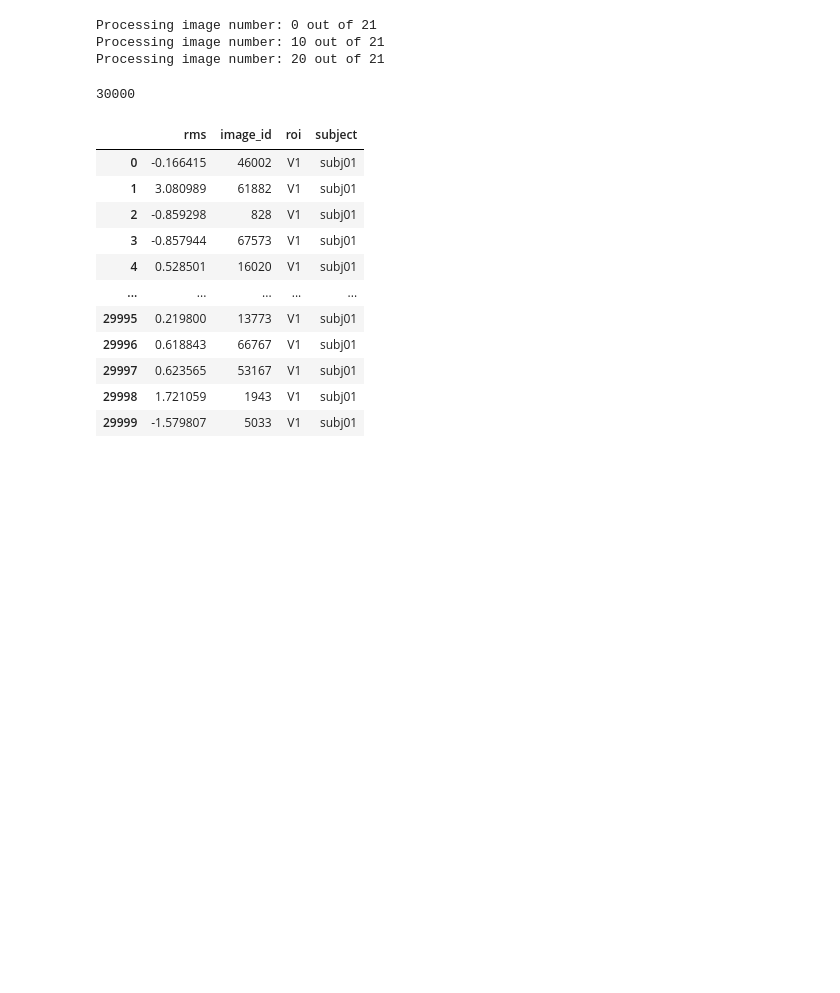
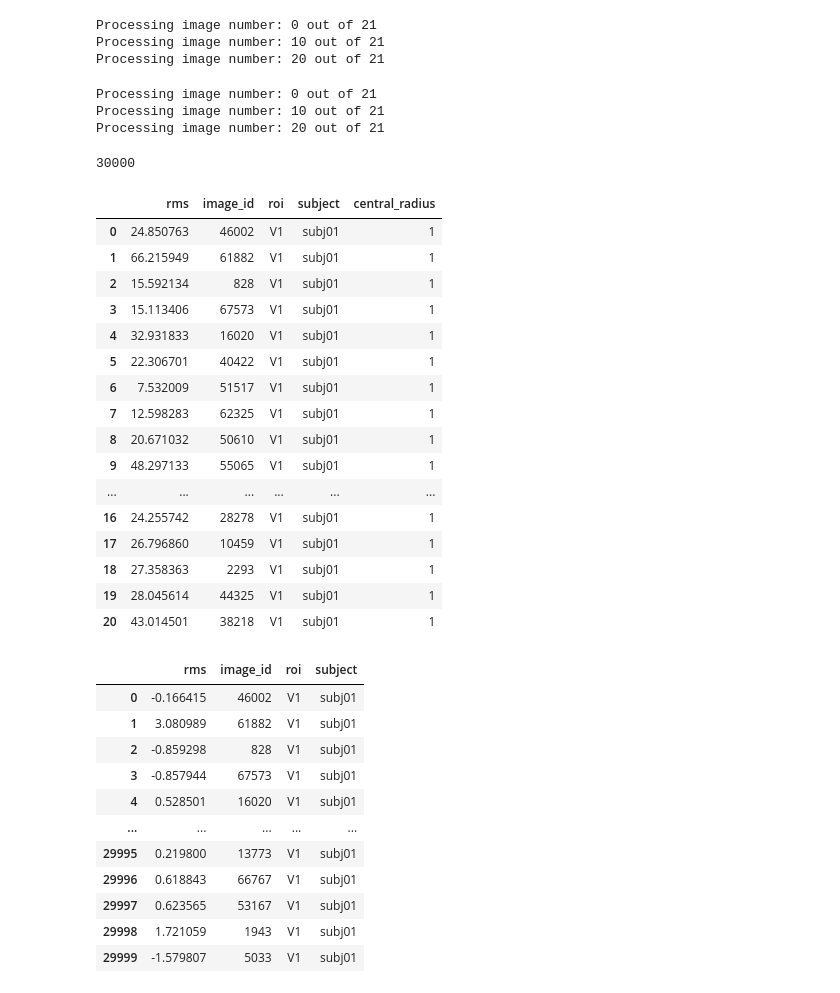
Before and after one commit to WiegerScheurer/spatpred, a Jupyter notebook: notebooks/construction_work.ipynb, the cells around one changed output. Saved outputs shown, nothing was run; the diff lists cells and outputs as text; code cells hidden in the pictures; blank space fills up the shorter version.

```diff
--- a/notebooks/construction_work.ipynb
+++ b/notebooks/construction_work.ipynb
@@ -45,11 +46,18 @@ Non-zero voxels in V3_mask: 5159
 V4_mask
 Non-zero voxels in V4_mask: 2845
 # %%
-testdf = get_contrast_df(21, start_img_no = 0, roi = 'V1', subject = 'subj01', ecc_max = 1, ecc_strict = 'y', prf_proc_dict = prf_dict, binary_masks = vismask_dict, rf_type = 'center')
+testdf = get_contrast_df(10000, start_img_no = 0, roi = 'V1', subject = 'subj01', ecc_max = 1, ecc_strict = 'y', prf_proc_dict = prf_dict, binary_masks = vismask_dict, rf_type = 'center', contrast_type = 'rms_lab')
 # %% [output]
 Processing image number: 0 out of 21
 Processing image number: 10 out of 21
 Processing image number: 20 out of 21
+# %%
+rms_lab_df = get_contrast_df(10000, start_img_no = 0, roi = 'V1', subject = 'subj01', ecc_max = 1, ecc_strict = 'y', prf_proc_dict = prf_dict, binary_masks = vismask_dict, rf_type = 'center')
+rms_lab_df.to_pickle('rms_lab_df.pkl')
+# %% [output]
+Processing image number: 0 out of 21
+Processing image number: 10 out of 21
+Processing image number: 20 out of 21
 # %%
 rms_subj01 = pd.read_pickle('/home/rfpred/rms_df_subj01.pkl')
 rms_subj01.shape[0]
@@ -59,6 +67,26 @@ rms_subj01.shape[0]
 # Standardize the root mean square values by turning them into z-scores
 rms_z = get_zscore(rms_subj01['rms'], print_ars = 'n')
 rms_subj01['rms'] = rms_z
+# %%
+testdf
+# %% [output]
+|  | rms | image_id | roi | subject | central_radius |
+| 0 | 24.850763 | 46002 | V1 | subj01 | 1 |
+| 1 | 66.215949 | 61882 | V1 | subj01 | 1 |
+| 2 | 15.592134 | 828 | V1 | subj01 | 1 |
+| 3 | 15.113406 | 67573 | V1 | subj01 | 1 |
+| 4 | 32.931833 | 16020 | V1 | subj01 | 1 |
+| 5 | 22.306701 | 40422 | V1 | subj01 | 1 |
+| 6 | 7.532009 | 51517 | V1 | subj01 | 1 |
+| 7 | 12.598283 | 62325 | V1 | subj01 | 1 |
+| 8 | 20.671032 | 50610 | V1 | subj01 | 1 |
+| 9 | 48.297133 | 55065 | V1 | subj01 | 1 |
+| ... | ... | ... | ... | ... | ... |
+| 16 | 24.255742 | 28278 | V1 | subj01 | 1 |
+| 17 | 26.796860 | 10459 | V1 | subj01 | 1 |
+| 18 | 27.358363 | 2293 | V1 | subj01 | 1 |
+| 19 | 28.045614 | 44325 | V1 | subj01 | 1 |
+| 20 | 43.014501 | 38218 | V1 | subj01 | 1 |
 # %%
 rms_subj01
 # %% [output]
```
Also changed, not shown: parts of 15 cells of this notebook, 2 other files.
